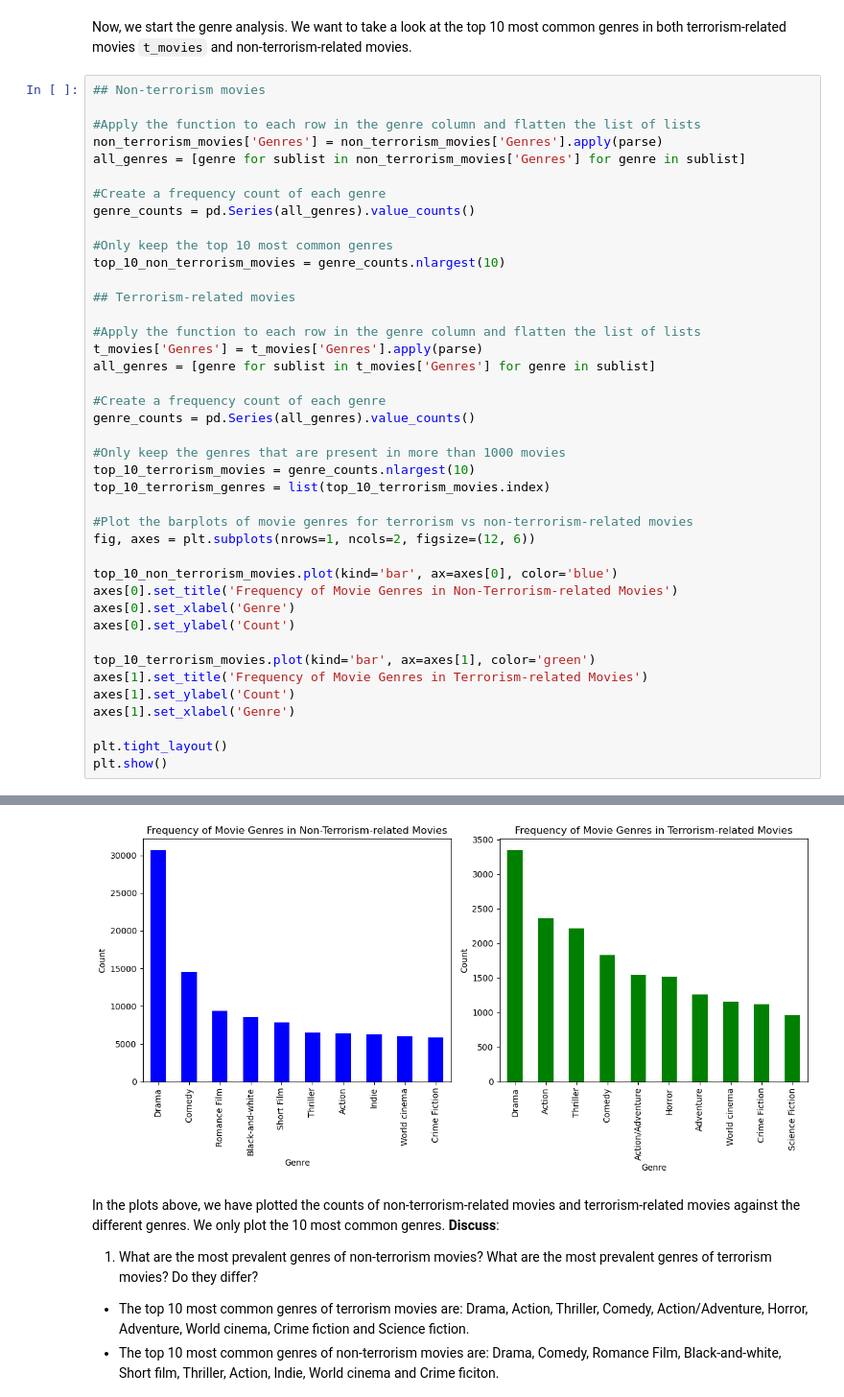
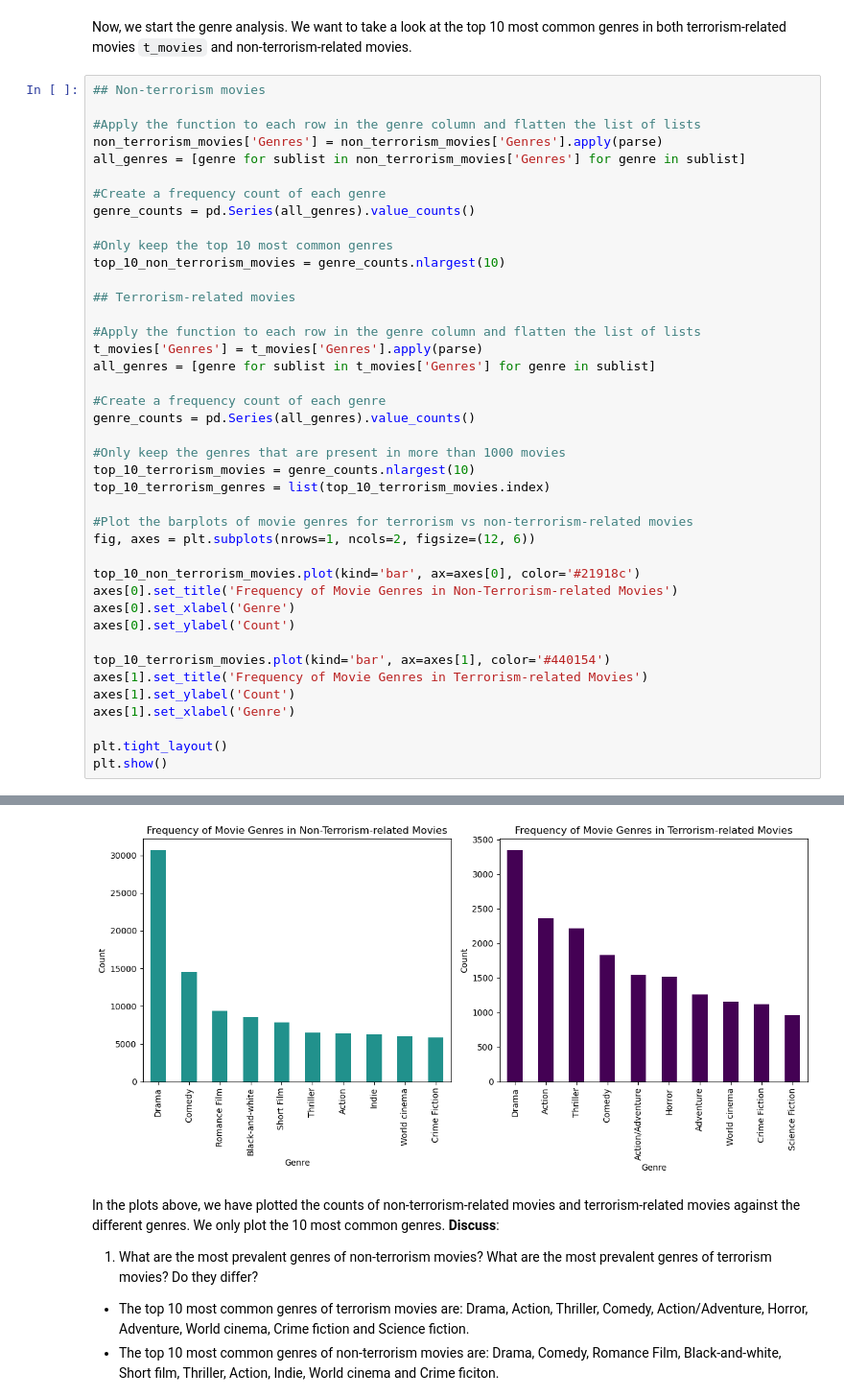
Before and after one commit to epfl-ada/ada-2023-project-boat2023, a Jupyter notebook: projectADA.ipynb, the cells around one changed output, grey strips where cells are left out. Shown at 96% size. Drawn from its saved outputs; the diff is of its cells as text.

Commit message:
changed color palettes

```diff
--- a/projectADA.ipynb
+++ b/projectADA.ipynb
@@ -304,12 +319,12 @@ top_10_terrorism_genres = list(top_10_terrorism_movies.index)
 #Plot the barplots of movie genres for terrorism vs non-terrorism-related movies
 fig, axes = plt.subplots(nrows=1, ncols=2, figsize=(12, 6))
 
-top_10_non_terrorism_movies.plot(kind='bar', ax=axes[0], color='blue')
+top_10_non_terrorism_movies.plot(kind='bar', ax=axes[0], color='#21918c')
 axes[0].set_title('Frequency of Movie Genres in Non-Terrorism-related Movies')
 axes[0].set_xlabel('Genre')
 axes[0].set_ylabel('Count')
 
-top_10_terrorism_movies.plot(kind='bar', ax=axes[1], color='green')
+top_10_terrorism_movies.plot(kind='bar', ax=axes[1], color='#440154')
 axes[1].set_title('Frequency of Movie Genres in Terrorism-related Movies')
 axes[1].set_ylabel('Count')
 axes[1].set_xlabel('Genre')
@@ -325,4 +339,4 @@ See the caveats in the documentation: https://pandas.pydata.org/pandas-docs/stab
-[figure, old version]
+[figure, new version]
 # %% [markdown]
 In the plots above, we have plotted the counts of non-terrorism-related movies and terrorism-related movies against the different genres. We only plot the 10 most common genres.
 **Discuss**:
```
Also changed, not shown: parts of 20 cells of this notebook, 1 other file.
